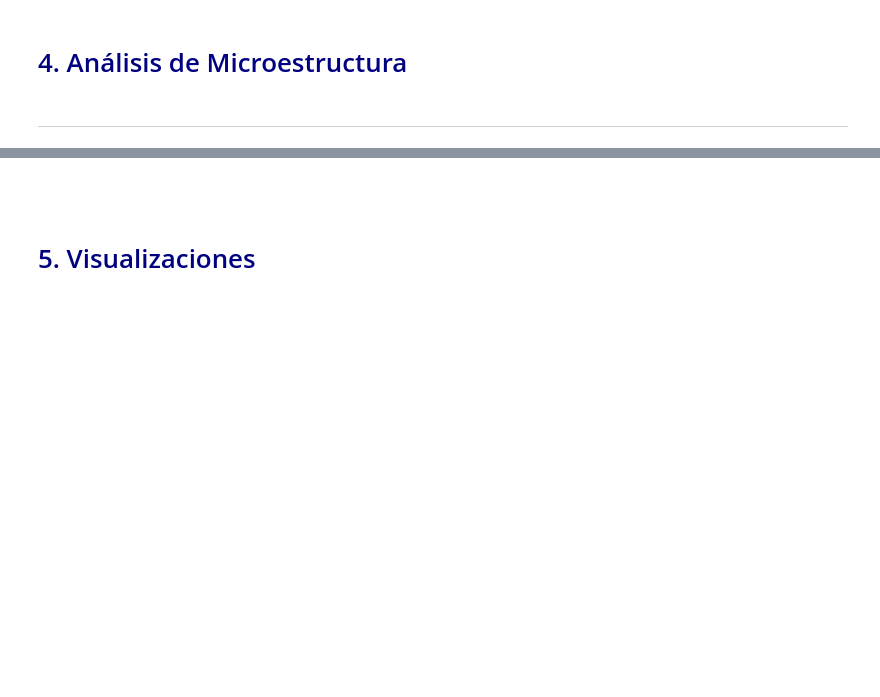
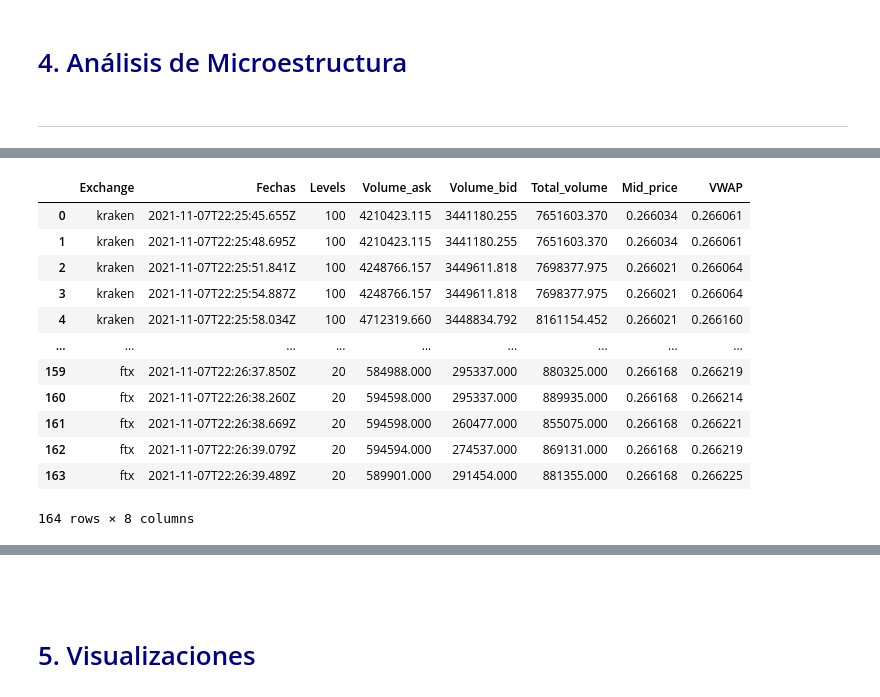
Before and after one commit to labv98/Lab4_LABV, a Jupyter notebook: XEMM-master/notebook.ipynb, the cells around one changed output, grey strips where cells are left out. Saved outputs shown, nothing was run; the diff lists cells and outputs as text; code cells hidden in the pictures; blank space fills up the shorter version.

```diff
--- a/XEMM-master/notebook.ipynb
+++ b/XEMM-master/notebook.ipynb
@@ -90,0 +117,17 @@ RuntimeError: This event loop is already running
+# %%
+df_b = pd.read_pickle("df_final_b.pkl")
+df_b
+# %% [output]
+|  | Exchange | Fechas | Levels | Volume_ask | Volume_bid | Total_volume | Mid_price | VWAP |
+| 0 | kraken | 2021-11-07T22:25:45.655Z | 100 | 4210423.115 | 3441180.255 | 7651603.370 | 0.266034 | 0.266061 |
+| 1 | kraken | 2021-11-07T22:25:48.695Z | 100 | 4210423.115 | 3441180.255 | 7651603.370 | 0.266034 | 0.266061 |
+| 2 | kraken | 2021-11-07T22:25:51.841Z | 100 | 4248766.157 | 3449611.818 | 7698377.975 | 0.266021 | 0.266064 |
+| 3 | kraken | 2021-11-07T22:25:54.887Z | 100 | 4248766.157 | 3449611.818 | 7698377.975 | 0.266021 | 0.266064 |
+| 4 | kraken | 2021-11-07T22:25:58.034Z | 100 | 4712319.660 | 3448834.792 | 8161154.452 | 0.266021 | 0.266160 |
+| ... | ... | ... | ... | ... | ... | ... | ... | ... |
+| 159 | ftx | 2021-11-07T22:26:37.850Z | 20 | 584988.000 | 295337.000 | 880325.000 | 0.266168 | 0.266219 |
+| 160 | ftx | 2021-11-07T22:26:38.260Z | 20 | 594598.000 | 295337.000 | 889935.000 | 0.266168 | 0.266214 |
+| 161 | ftx | 2021-11-07T22:26:38.669Z | 20 | 594598.000 | 260477.000 | 855075.000 | 0.266168 | 0.266221 |
+| 162 | ftx | 2021-11-07T22:26:39.079Z | 20 | 594594.000 | 274537.000 | 869131.000 | 0.266168 | 0.266219 |
+| 163 | ftx | 2021-11-07T22:26:39.489Z | 20 | 589901.000 | 291454.000 | 881355.000 | 0.266168 | 0.266225 |
+164 rows × 8 columns
```
Also changed, not shown: parts of 10 cells of this notebook, 10 other files.
